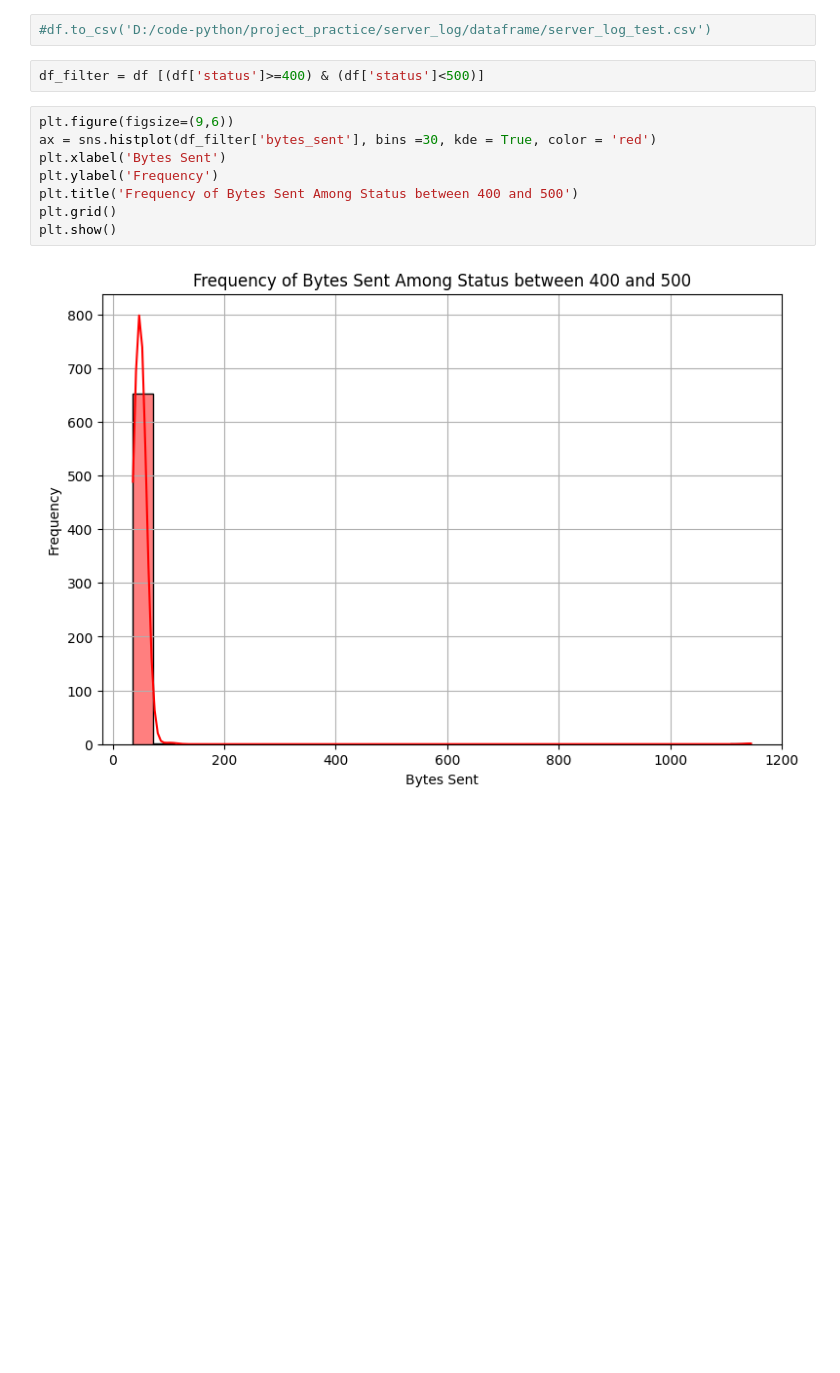
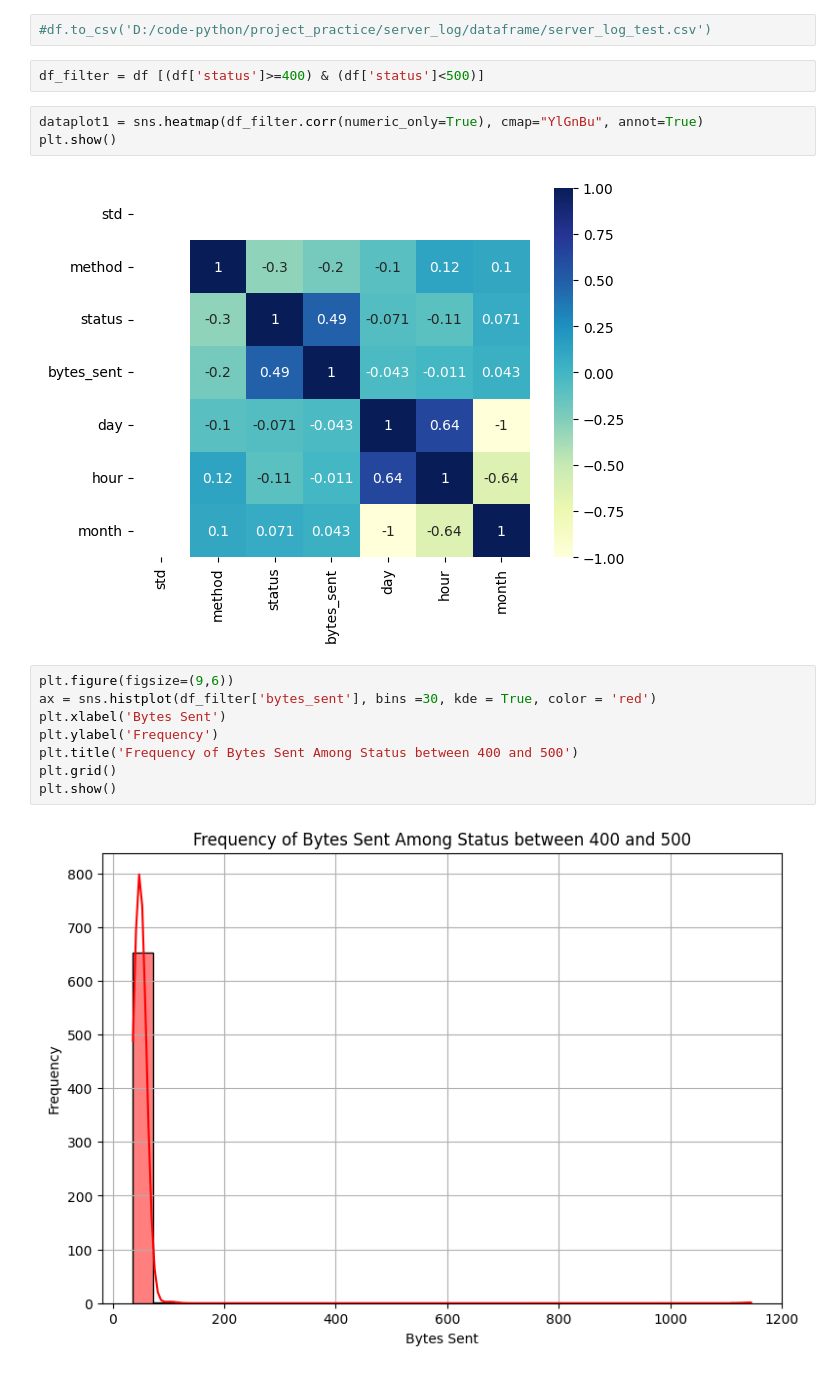
Before and after one commit to yennguyen1909/server_log_analyst, a Jupyter notebook: server_log.ipynb, the cells around one changed output. Drawn from its saved outputs; the diff is of its cells as text; blank space fills up the shorter version.

```diff
--- a/server_log.ipynb
+++ b/server_log.ipynb
@@ -191,6 +128,11 @@ df.head(3)
 #df.to_csv('D:/code-python/project_practice/server_log/dataframe/server_log_test.csv')
 # %%
 df_filter = df [(df['status']>=400) & (df['status']<500)]
+# %%
+dataplot1 = sns.heatmap(df_filter.corr(numeric_only=True), cmap="YlGnBu", annot=True)
+plt.show()
+# %% [output]
+[figure, added]
 # %%
 plt.figure(figsize=(9,6))
 ax = sns.histplot(df_filter['bytes_sent'], bins =30, kde = True, color = 'red')
```
Also changed, not shown: parts of 41 cells of this notebook, 1 other file.
